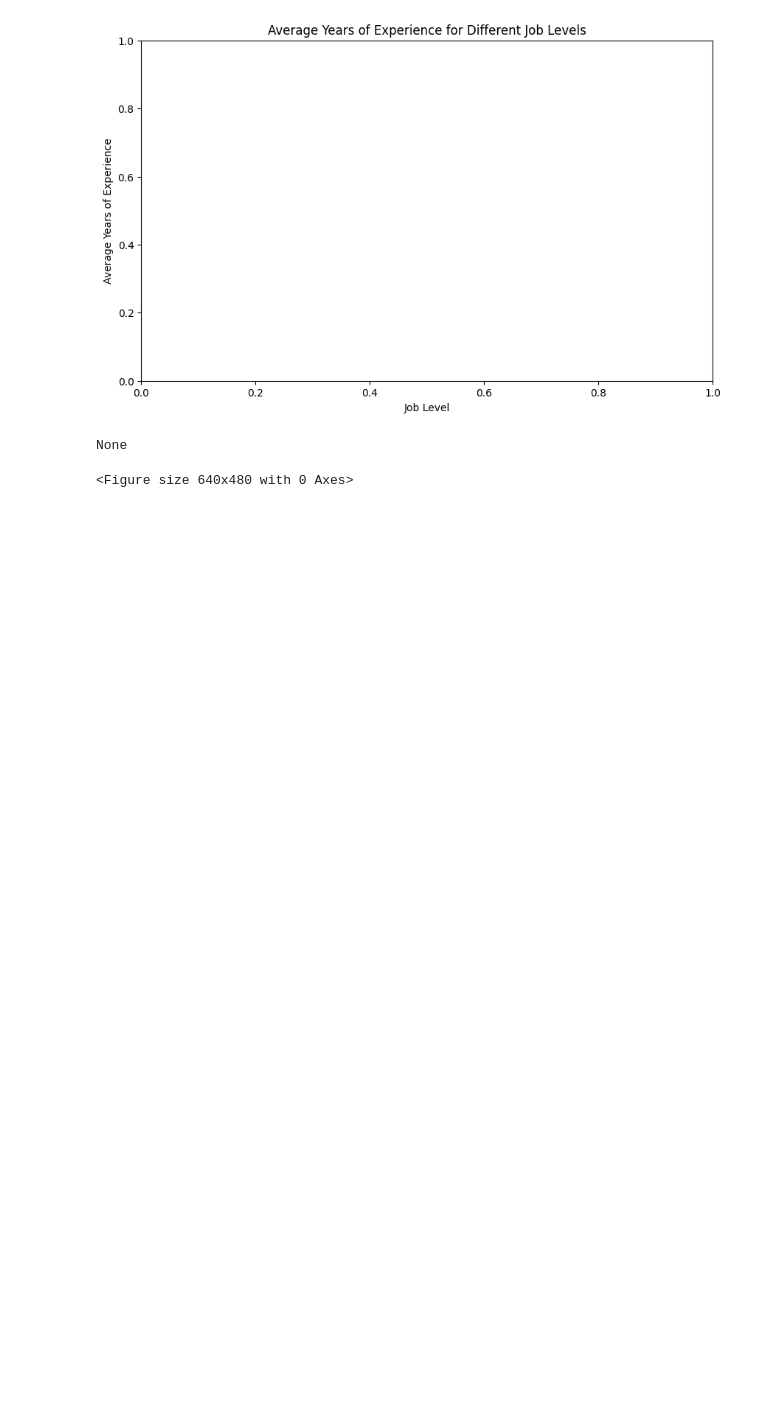
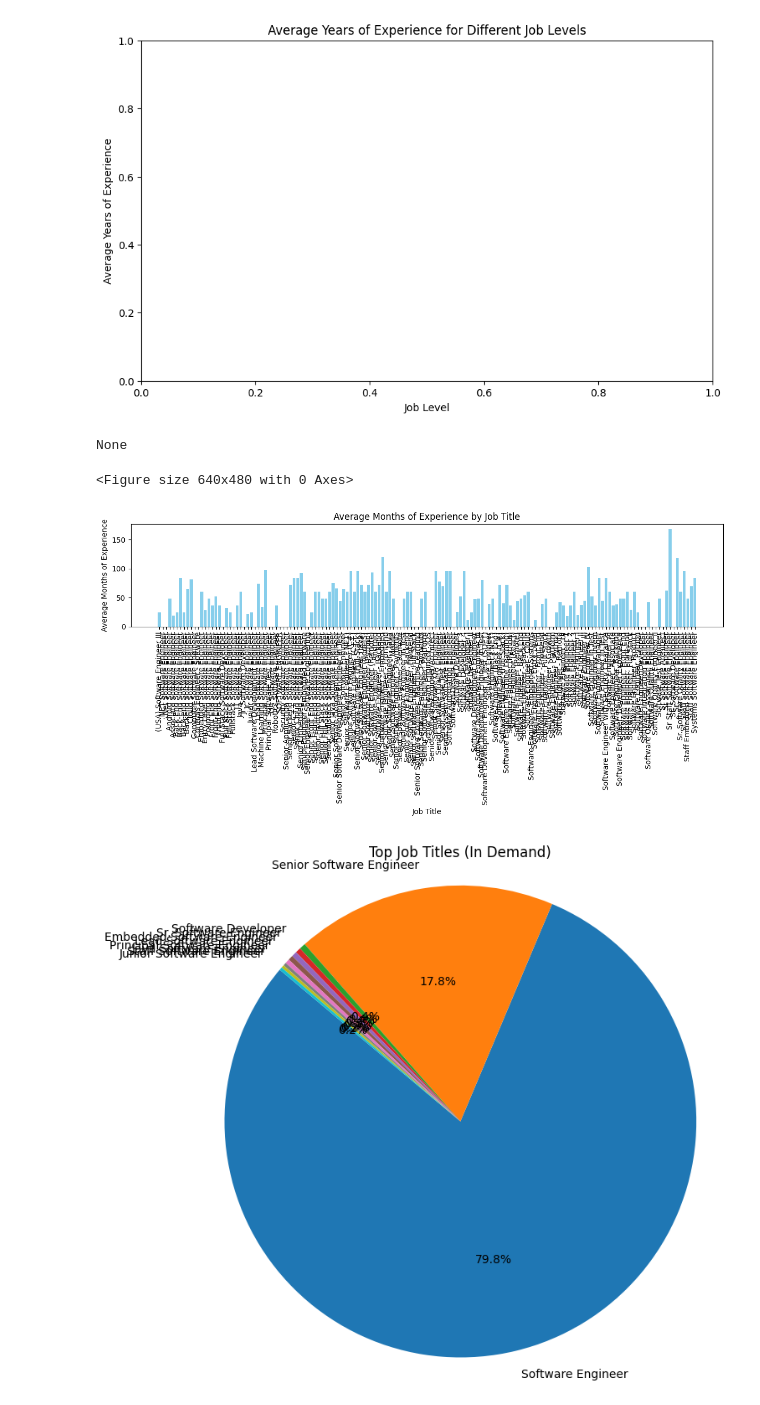
Before and after one commit to emin1731/tech-job-market-data, a Jupyter notebook: Team_Project_Task4.ipynb, the cells around one changed output. Drawn from its saved outputs; the diff is of its cells as text; code cells hidden in the pictures; blank space fills up the shorter version.

```diff
--- a/Team_Project_Task4.ipynb
+++ b/Team_Project_Task4.ipynb
@@ -63,3 +82,46 @@ if jobPostings.empty:
 # Check if there is a variable named 'job_level' that is not the DataFrame column
 if 'job_level' in globals() and job_level is not jobPostings['job_level']:
     raise ValueError('A variable named "job_level" is masking the DataFrame column.')
+# %%
+import matplotlib.pyplot as plt
+import pandas as pd
+
+# Load the data
+jobs = pd.read_csv('/content/drive/MyDrive/jobs.csv')
+postings = pd.read_csv('/content/drive/MyDrive/postings.csv')
+
+# Merging the dataframes on job_title
+merged_data = pd.merge(jobs, postings, left_on='title', right_on='job_title')
+
+# Grouping by average years of experience
+experience_stats = merged_data.groupby('title')['months_experience'].mean().reset_index()
+
+# Illustration
+plt.figure(figsize=(12, 6))
+
+# Average Years of Experience Plot
+plt.bar(experience_stats['title'], experience_stats['months_experience'], color='skyblue')
+plt.title('Average Months of Experience by Job Title')
+plt.ylabel('Average Months of Experience')
+plt.xlabel('Job Title')
+plt.xticks(rotation=90)  # Rotate x-axis labels for better readability
+
+plt.tight_layout()
+plt.show()
+
+# Analyzing the most in-demand software engineering job titles
+job_title_counts = merged_data["title"].value_counts()
+top_n_titles = job_title_counts.head(10)
+
+labels = top_n_titles.index.to_numpy()
+sizes = top_n_titles.to_numpy()
+
+# Create the pie chart
+plt.figure(figsize=(8, 8))
+plt.pie(sizes, labels=labels, autopct="%1.1f%%", startangle=140)
+plt.title("Top Job Titles (In Demand)")
+plt.axis("equal")  # Equal aspect ratio ensures a circular pie chart
+plt.show()
+# %% [output]
+[figure, added]
+[figure, added]
```
Also changed, not shown: parts of 2 cells of this notebook.
